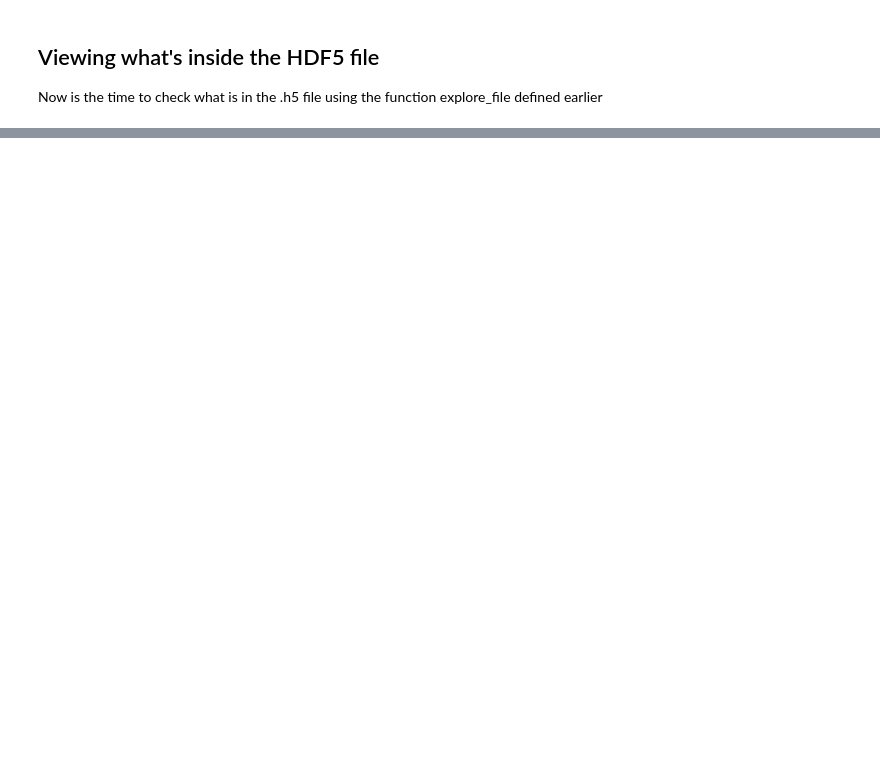
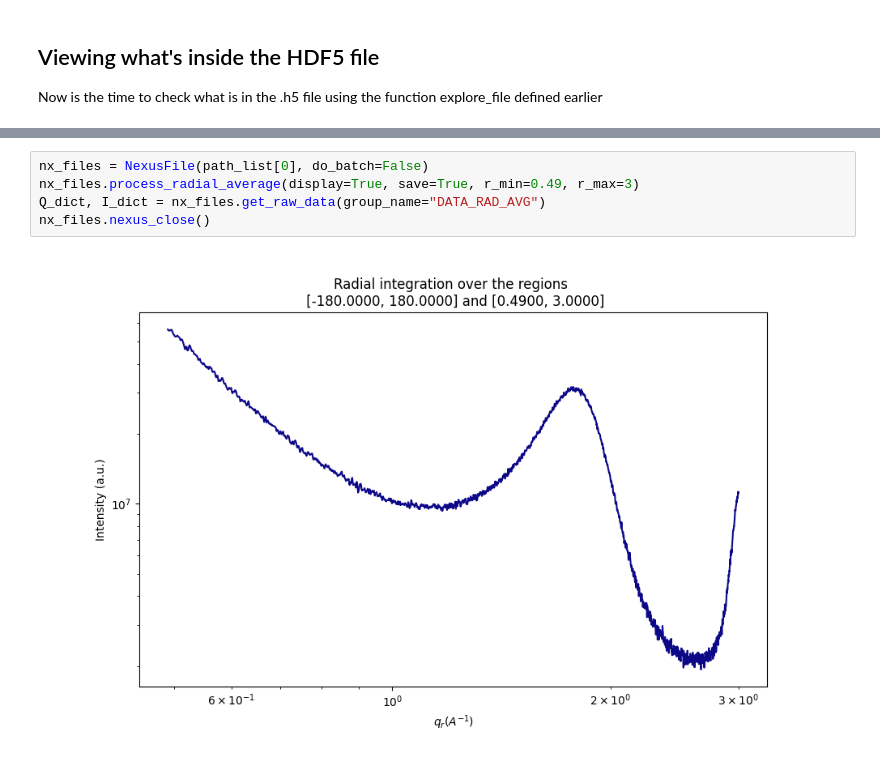
Before and after one commit to CEA-MetroCarac/SWAXSanalysis, a Jupyter notebook: saxs_nxformat/machine_configs/XEUSS/nexus_file_processing.ipynb, the cells around one changed output, grey strips where cells are left out. Drawn from its saved outputs; the diff is of its cells as text; blank space fills up the shorter version.

```diff
--- a/saxs_nxformat/machine_configs/XEUSS/nexus_file_processing.ipynb
+++ b/saxs_nxformat/machine_configs/XEUSS/nexus_file_processing.ipynb
@@ -1136,0 +258,7 @@ process_vertical_integration(path_list[0], display=True)
+# %%
+nx_files = NexusFile(path_list[0], do_batch=False)
+nx_files.process_radial_average(display=True, save=True, r_min=0.49, r_max=3)
+Q_dict, I_dict = nx_files.get_raw_data(group_name="DATA_RAD_AVG")
+nx_files.nexus_close()
+# %% [output]
+[figure, added]
```
Also changed, not shown: parts of 49 cells of this notebook, 1 other file.
